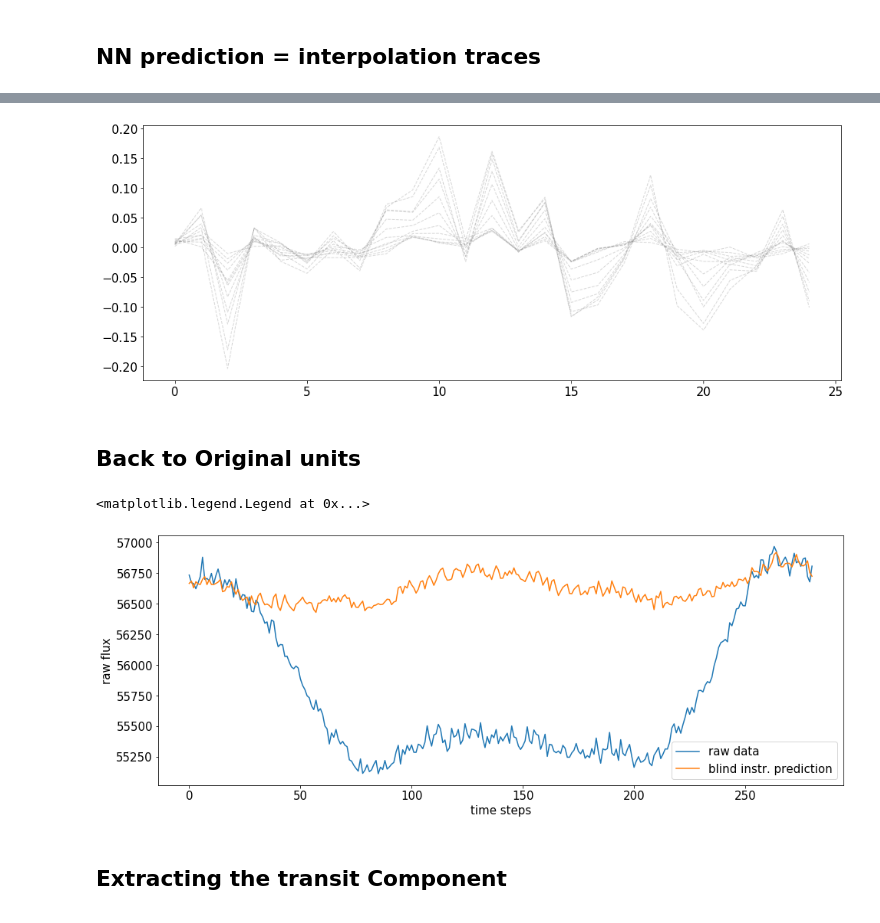
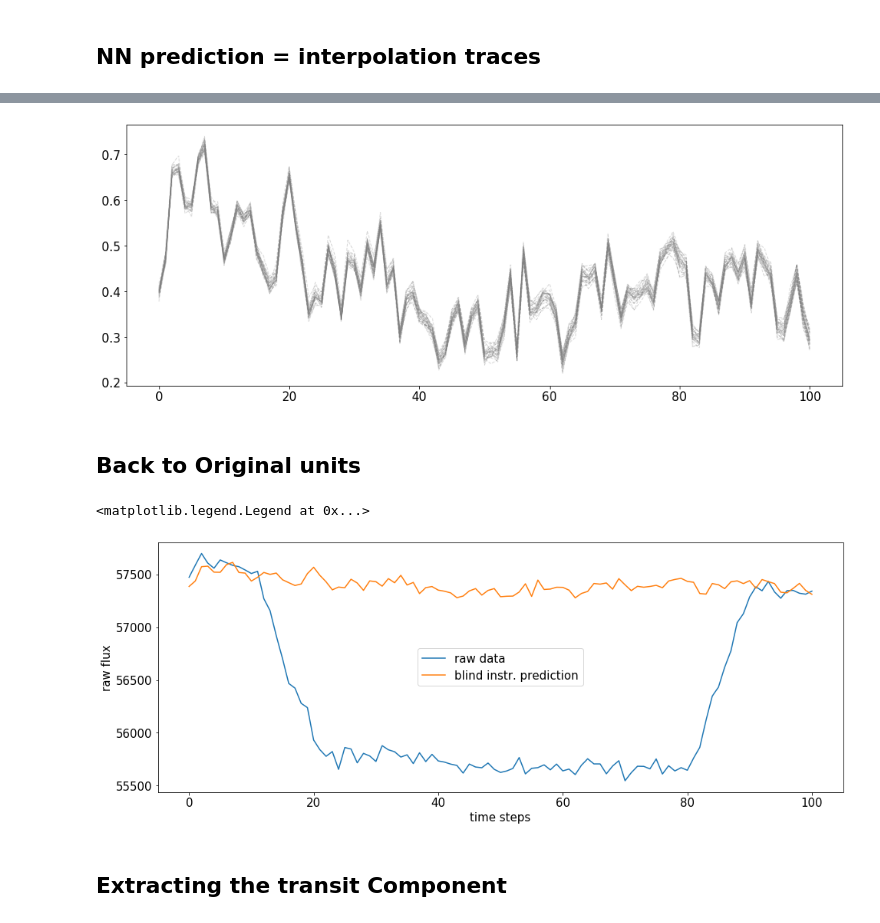
Before and after one commit to ucl-exoplanets/deepARTransit, a Jupyter notebook: deepartransit/notebooks/00_fitting_predictions.ipynb, the cells around one changed output, grey strips where cells are left out. Cells and saved outputs as stored; diff of their text form; code cells hidden in the pictures.

```diff
--- a/deepartransit/notebooks/00_fitting_predictions.ipynb
+++ b/deepartransit/notebooks/00_fitting_predictions.ipynb
@@ -30,6 +30,7 @@ project_button = widgets.Dropdown(
 
 experiment_button = widgets.Dropdown(
     options=[os.path.join('deeparsys_fulltime'),
+             os.path.join('cobweb', 'deeparsys_dev'),
              os.path.join('cobweb', 'deeparsys_fulltime'),
              os.path.join('cobweb', 'deepartrans_fulltime'),
              os.path.join('cobweb', 'rlc', 'deeparsys_nocov'),
@@ -88,2 +88,5 @@ FileNotFoundError: [Errno 2] No such file or directory: './deepartransit/experim
+# %%
+# select an observation if several
+obs = 0
 # %% [markdown]
 ## NN prediction = interpolation traces
@@ -94,10 +97,10 @@ traces_array.shape
 # %%
-#grid = plotting.plot_mozaic(plc_trans.reshape(-1, width, width), label='scaled data')
+grid = plotting.plot_mozaic(plc_trans[obs].reshape(-1, width, width), label='scaled data')
 #for trace in range(len(traces_array)):
 #    plotting.plot_mozaic(np.expand_dims(traces_array[trace].T.reshape(-1, width, width), -1),
 #                         grid=grid, color='grey', linestyle='dashed', linewidth=1, alpha=0.3)
-plotting.plot_mozaic(pred_instr.reshape(-1, width, width), grid=grid, label='blind instr. prediction (mean)')
-plt.plot(data.X[0, config.pretrans_length:config.pretrans_length+config.trans_length+1],
+plotting.plot_mozaic(pred_instr[obs].reshape(-1, width, width), grid=grid, label='blind instr. prediction (mean)')
+plt.plot(data.X[obs, config.pretrans_length:config.pretrans_length+config.trans_length+1],
         color='black', linestyle='dashed', linewidth=1, alpha=0.3)
 plt.xlabel('time steps')
 plt.ylabel('scaled flux')
@@ -115,23 +118,23 @@ plt.plot(traces_array.std(axis=0).flatten())
 # %%
 for trace in range(len(traces_array)):
-    plotting.plot_mozaic(np.expand_dims(traces_array[trace].T.reshape(-1, width, width), -1),
+    plotting.plot_mozaic(np.expand_dims(traces_array[trace,obs].T.reshape(-1, width, width), -1),
                          grid=grid, color='grey', linestyle='dashed', linewidth=1, alpha=0.3)
 # %% [output]
-[figure, old version]
+[figure, new version]
 # %% [markdown]
 ## Back to Original units
 # %%
 # Back to original scales
 plc_trans = data.scaler_Z.inverse_transform(plc_trans)
 pred_instr = data.scaler_Z.inverse_transform(pred_instr)
-grid = plotting.plot_mozaic(plc_trans.T.reshape(-1, width, width), grid=grid, label='raw data')
-plotting.plot_mozaic(pred_instr.T.reshape(-1, width, width), grid=grid, label='blind instr. prediction')
+grid = plotting.plot_mozaic(plc_trans[obs].T.reshape(-1, width, width), grid=grid, label='raw data')
+plotting.plot_mozaic(pred_instr[obs].T.reshape(-1, width, width), grid=grid, label='blind instr. prediction')
 plt.xlabel('time steps')
 plt.ylabel('raw flux')
 plt.legend()
 # %% [output]
 <matplotlib.legend.Legend at 0x...>
-[figure, old version]
+[figure, new version]
 # %% [markdown]
 ## Extracting the transit Component
 # %%
```
Also changed, not shown: parts of 17 cells of this notebook, 4 other files.
